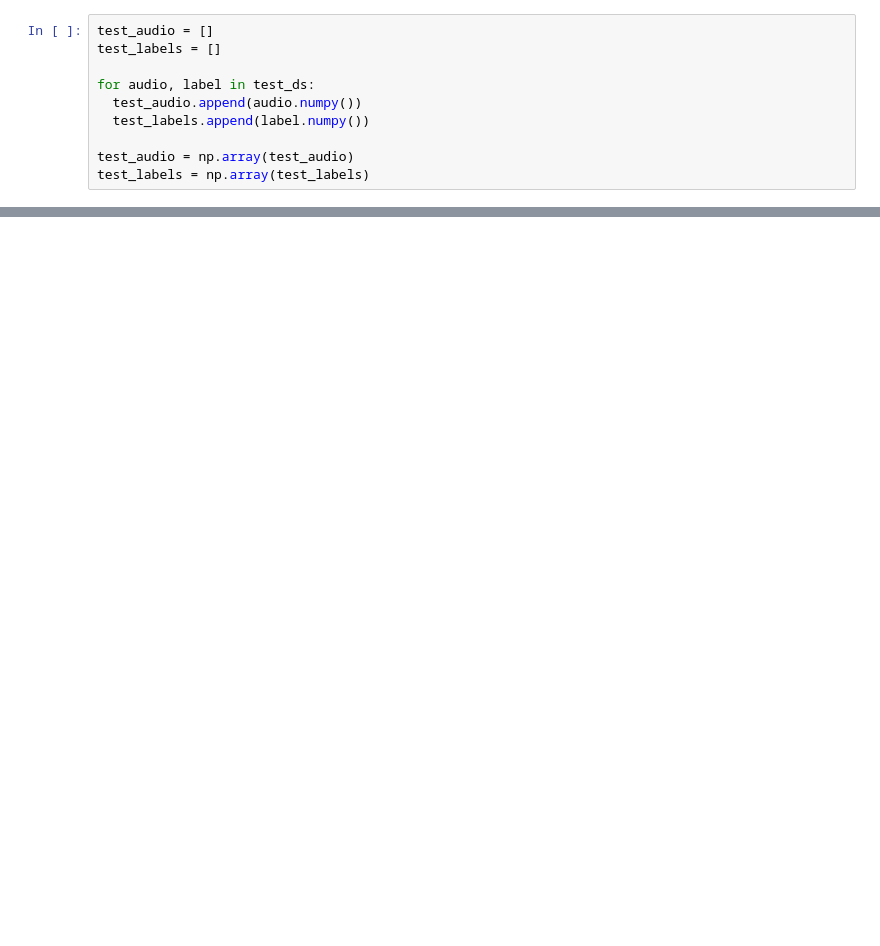
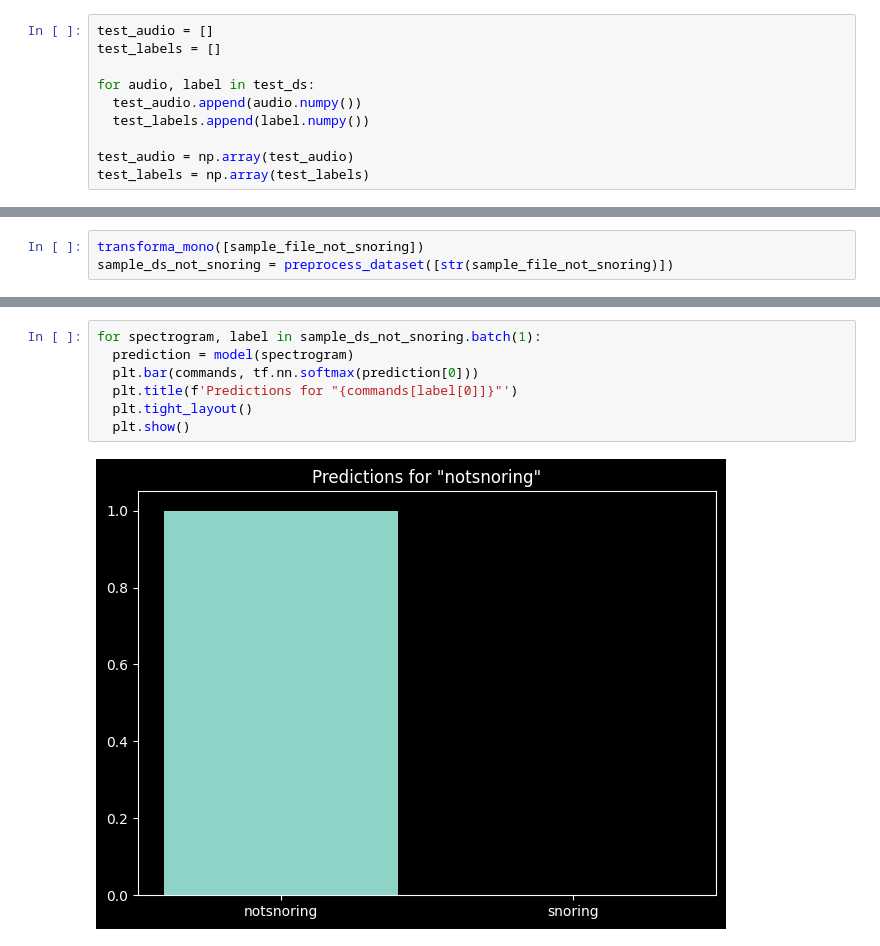
Before and after one commit to FlorensaDimer/snoring_detector_deep_learning, a Jupyter notebook: tensor.ipynb, the cells around one changed output, grey strips where cells are left out. Drawn from its saved outputs; the diff is of its cells as text; blank space fills up the shorter version.

```diff
--- a/tensor.ipynb
+++ b/tensor.ipynb
@@ -394,0 +423,3 @@ sample_ds = preprocess_dataset([str(sample_file)])
+# %%
+transforma_mono([sample_file_not_snoring])
+sample_ds_not_snoring = preprocess_dataset([str(sample_file_not_snoring)])
@@ -403,0 +443,9 @@ for spectrogram, label in sample_ds.batch(1):
+# %%
+for spectrogram, label in sample_ds_not_snoring.batch(1):
+  prediction = model(spectrogram)
+  plt.bar(commands, tf.nn.softmax(prediction[0]))
+  plt.title(f'Predictions for "{commands[label[0]]}"')
+  plt.tight_layout()
+  plt.show()
+# %% [output]
+[figure, added]
```
Also changed, not shown: parts of 20 cells of this notebook.
